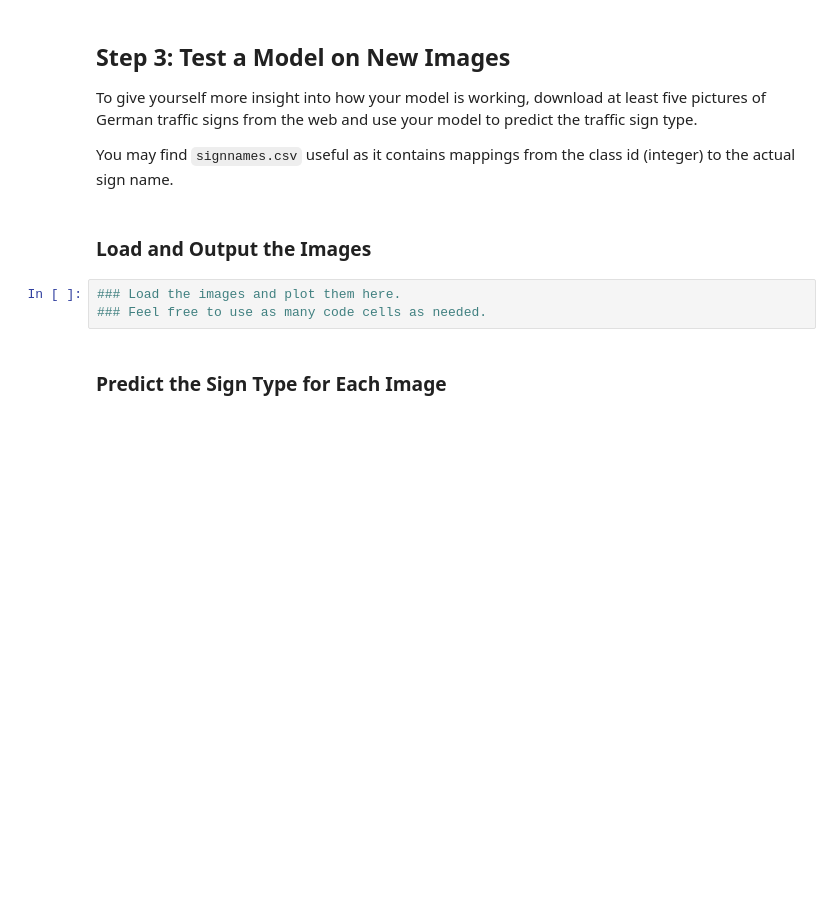
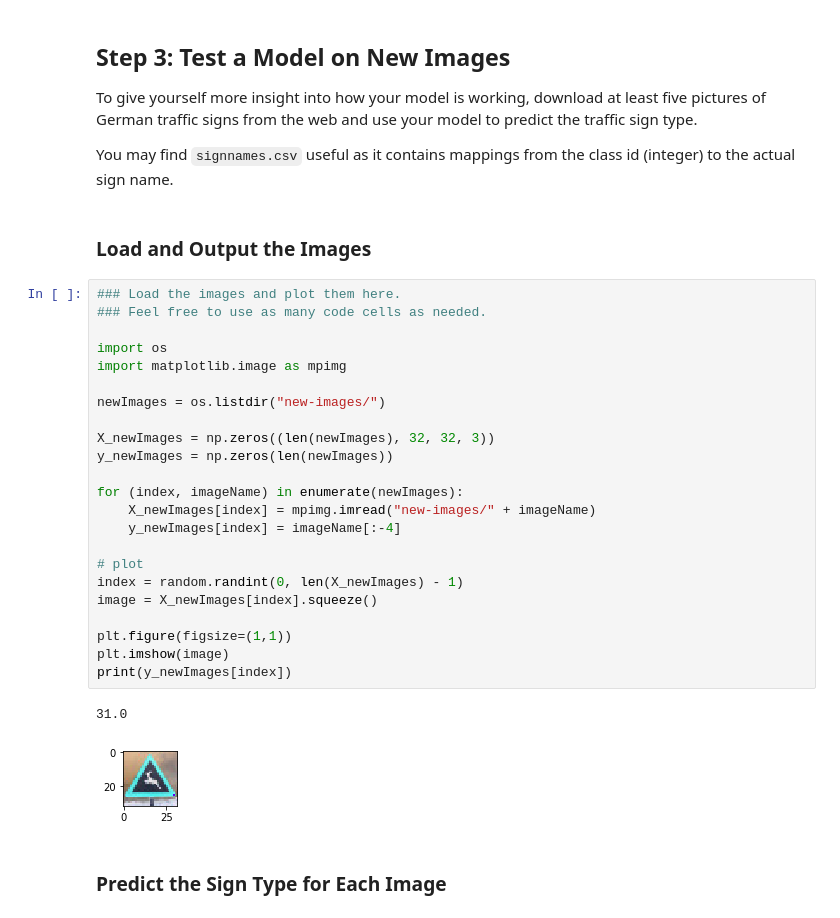
Before and after one commit to oleurud/CarND-Traffic-Sign-Classifier-Project, a Jupyter notebook: Traffic_Sign_Classifier.ipynb, the cells around one changed output. Saved outputs shown, nothing was run; the diff lists cells and outputs as text; blank space fills up the shorter version.

```diff
--- a/Traffic_Sign_Classifier.ipynb
+++ b/Traffic_Sign_Classifier.ipynb
@@ -329,9 +336,32 @@ To give yourself more insight into how your model is working, download at least
 You may find `signnames.csv` useful as it contains mappings from the class id (integer) to the actual sign name.
 # %% [markdown]
 ### Load and Output the Images
-# %%
-### Load the images and plot them here.
-### Feel free to use as many code cells as needed.
+# %%
+### Load the images and plot them here.
+### Feel free to use as many code cells as needed.
+
+import os
+import matplotlib.image as mpimg
+
+newImages = os.listdir("new-images/")
+
+X_newImages = np.zeros((len(newImages), 32, 32, 3))
+y_newImages = np.zeros(len(newImages))
+
+for (index, imageName) in enumerate(newImages):
+    X_newImages[index] = mpimg.imread("new-images/" + imageName)
+    y_newImages[index] = imageName[:-4]
+
+# plot
+index = random.randint(0, len(X_newImages) - 1)
+image = X_newImages[index].squeeze()
+
+plt.figure(figsize=(1,1))
+plt.imshow(image)
+print(y_newImages[index])
+# %% [output]
+31.0
+[figure, added]
 # %% [markdown]
 ### Predict the Sign Type for Each Image
 # %%
```
Also changed, not shown: parts of 8 cells of this notebook, 11 other files.
